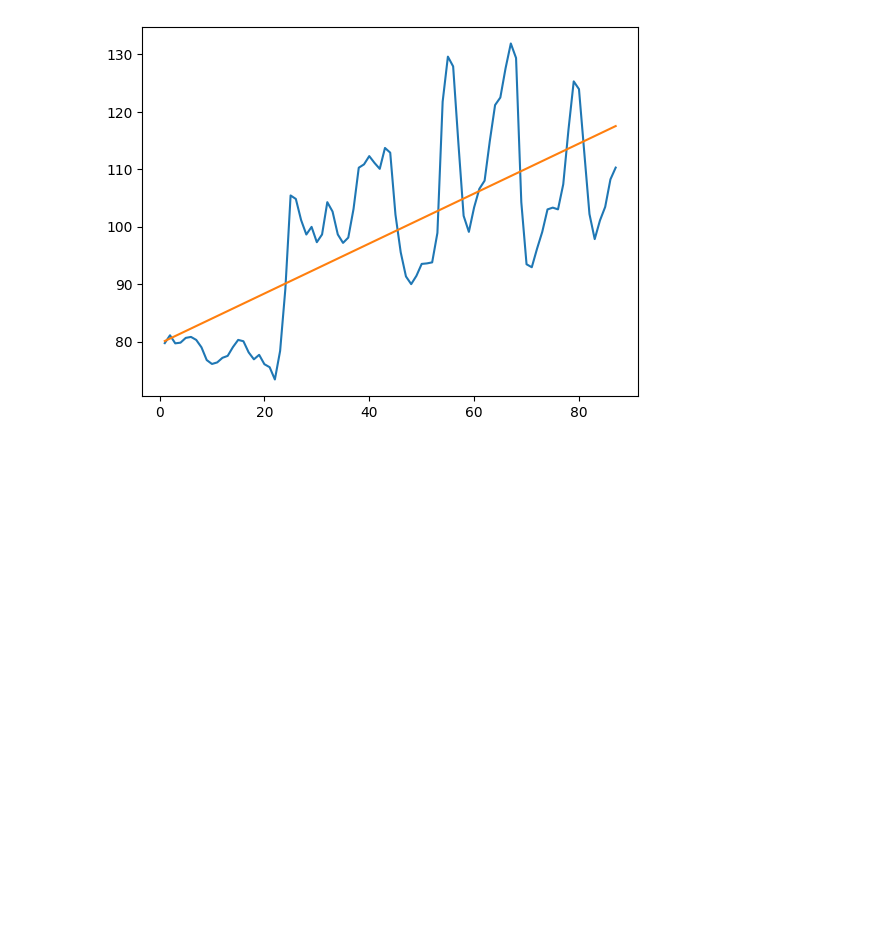
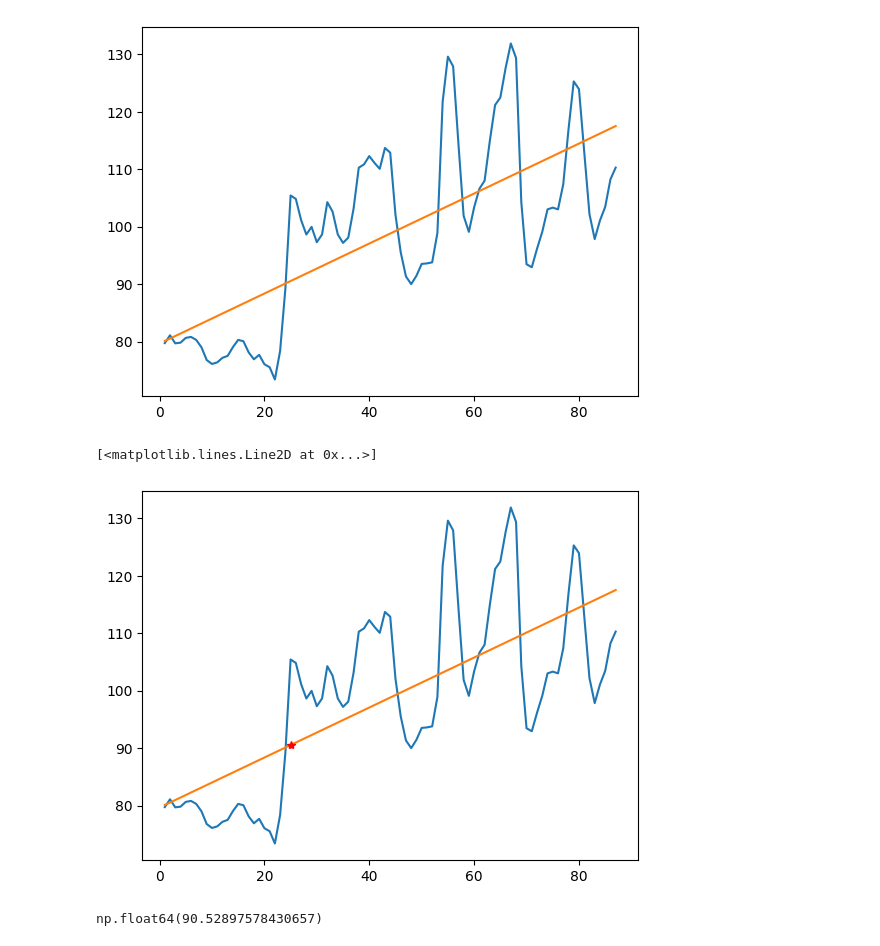
Before and after one commit to paolalarap/conociendo-numpy-con-Alura, a Jupyter notebook: Numpy.ipynb, the cells around one changed output. Drawn from its saved outputs; the diff is of its cells as text; code cells hidden in the pictures; blank space fills up the shorter version.

```diff
--- a/Numpy.ipynb
+++ b/Numpy.ipynb
@@ -395,3 +395,14 @@ plt.plot(x,y)
 # %% [output]
 [<matplotlib.lines.Line2D at 0x...>]
 [figure]
+# %%
+plt.plot(fechas,Moscu)
+plt.plot(x,y)
+plt.plot(25,a*25+b, '*r') #25 sería enero del 2015 y *r para que visualice en estrellitas rojas
+# %% [output]
+[<matplotlib.lines.Line2D at 0x...>]
+[figure, added]
+# %%
+a*25+b #el precio estimado de la manzana en ese punto
+# %% [output]
+np.float64(90.52897578430657)
```
Also changed, not shown: parts of 2 cells of this notebook.
